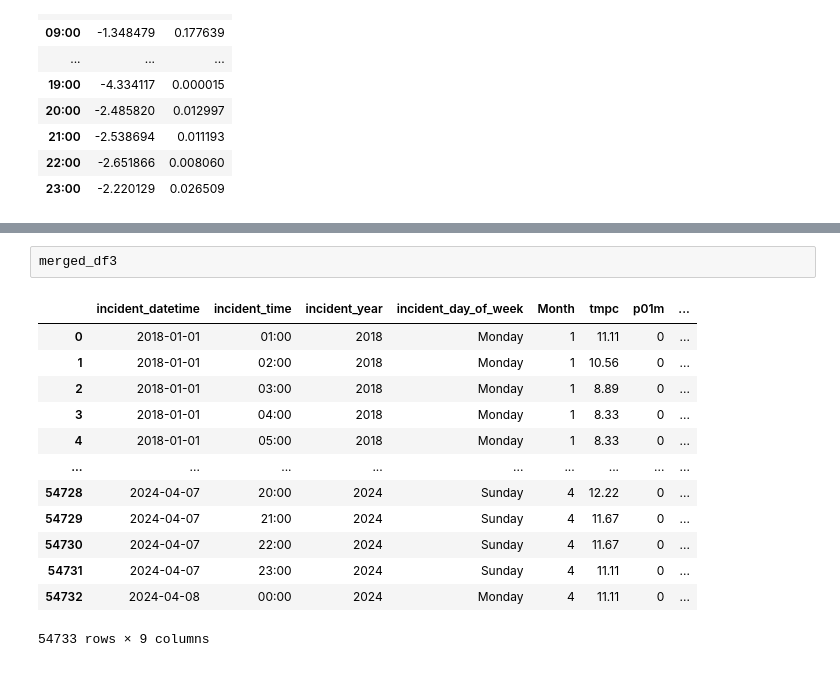
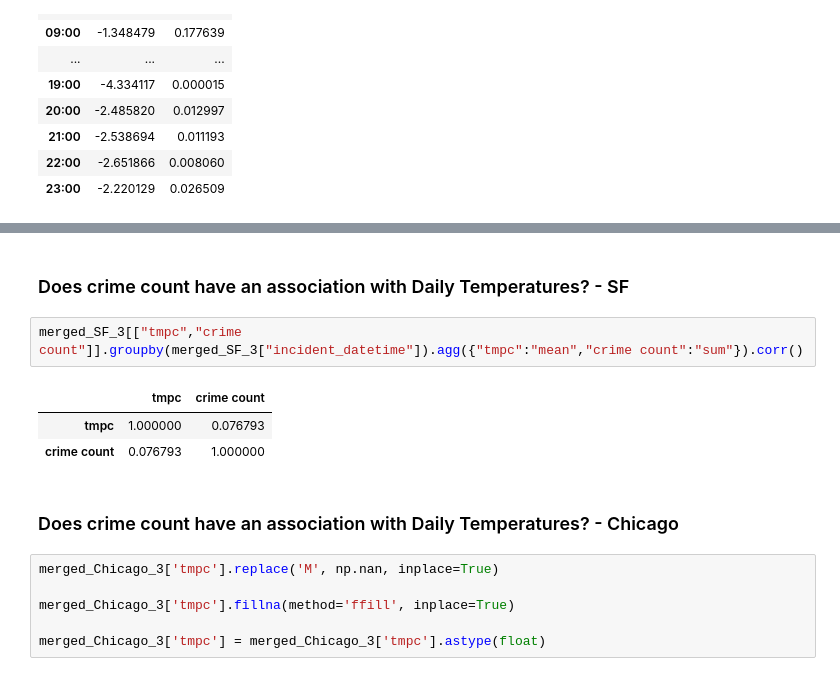
Before and after one commit to etumkaya/incidents, a Jupyter notebook: Incidents_Project.ipynb, the cells around one changed output, grey strips where cells are left out. Saved outputs shown, nothing was run; the diff lists cells and outputs as text.

```diff
--- a/Incidents_Project.ipynb
+++ b/Incidents_Project.ipynb
@@ -968,16 +1102,16 @@ pd.DataFrame(hourly_comparison_sf_rain).T
+# %% [markdown]
+### Does crime count have an association with Daily Temperatures? - SF
 # %%
-merged_df3
+merged_SF_3[["tmpc","crime count"]].groupby(merged_SF_3["incident_datetime"]).agg({"tmpc":"mean","crime count":"sum"}).corr()
 # %% [output]
-|  | incident_datetime | incident_time | incident_year | incident_day_of_week | Month | tmpc | p01m | ... |
-| 0 | 2018-01-01 | 01:00 | 2018 | Monday | 1 | 11.11 | 0 | ... |
-| 1 | 2018-01-01 | 02:00 | 2018 | Monday | 1 | 10.56 | 0 | ... |
-| 2 | 2018-01-01 | 03:00 | 2018 | Monday | 1 | 8.89 | 0 | ... |
-| 3 | 2018-01-01 | 04:00 | 2018 | Monday | 1 | 8.33 | 0 | ... |
-| 4 | 2018-01-01 | 05:00 | 2018 | Monday | 1 | 8.33 | 0 | ... |
-| ... | ... | ... | ... | ... | ... | ... | ... | ... |
-| 54728 | 2024-04-07 | 20:00 | 2024 | Sunday | 4 | 12.22 | 0 | ... |
-| 54729 | 2024-04-07 | 21:00 | 2024 | Sunday | 4 | 11.67 | 0 | ... |
-| 54730 | 2024-04-07 | 22:00 | 2024 | Sunday | 4 | 11.67 | 0 | ... |
-| 54731 | 2024-04-07 | 23:00 | 2024 | Sunday | 4 | 11.11 | 0 | ... |
-| 54732 | 2024-04-08 | 00:00 | 2024 | Monday | 4 | 11.11 | 0 | ... |
+|  | tmpc | crime count |
+| tmpc | 1.000000 | 0.076793 |
+| crime count | 0.076793 | 1.000000 |
-54733 rows × 9 columns
+# %% [markdown]
+### Does crime count have an association with Daily Temperatures? - Chicago
+# %%
+merged_Chicago_3['tmpc'].replace('M', np.nan, inplace=True)
+
+merged_Chicago_3['tmpc'].fillna(method='ffill', inplace=True)
+
+merged_Chicago_3['tmpc'] = merged_Chicago_3['tmpc'].astype(float)
```
Also changed, not shown: parts of 137 cells of this notebook.
